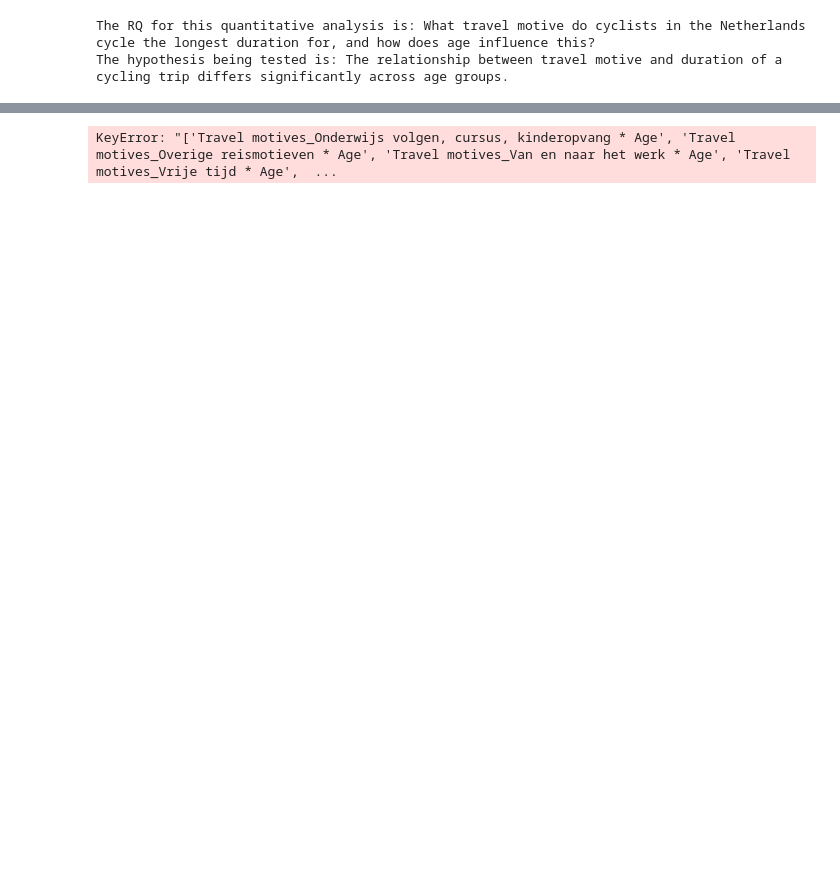
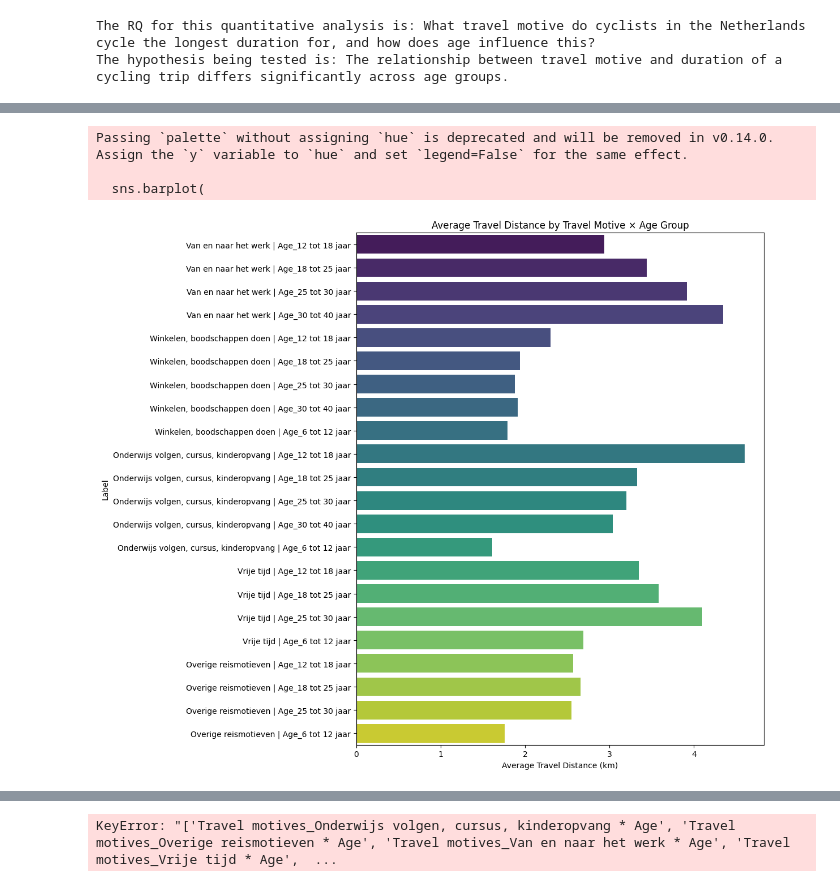
Before and after one commit to Angel-1213/six4change-quant-data, a Jupyter notebook: data analysis/Linear-regression2.ipynb, the cells around one changed output, grey strips where cells are left out. Cells and saved outputs as stored; diff of their text form; code cells hidden in the pictures; blank space fills up the shorter version.

```diff
--- a/data analysis/Linear-regression2.ipynb
+++ b/data analysis/Linear-regression2.ipynb
@@ -98,3 +149,62 @@ for t_col, a_col in product(travel_cols, age_cols):
+# %%
+import pandas as pd
+import seaborn as sns
+import matplotlib.pyplot as plt
+
+# 1. Select interaction columns
+interaction_cols = [col for col in travel_one_hot.columns if '*' in col]
+
+# 2. Add average travel distance to the working DataFrame
+plot_df = travel_one_hot[interaction_cols].copy()
+plot_df['Avg distance'] = bicycle_data['Average travel distance per trip (km)']
+
+# 3. Melt to long format
+melted = plot_df.melt(id_vars='Avg distance', var_name='Interaction', value_name='Presence')
+melted = melted[melted['Presence'] == 1]  # Only keep actual interactions
+
+# 4. Split Interaction column
+melted[['Motive', 'Age']] = melted['Interaction'].str.split(r'\s*\*\s*', expand=True)
+
+# 5. Calculate average distance for each interaction
+grouped = melted.groupby(['Motive', 'Age'])['Avg distance'].mean().reset_index()
+
+# 6. Define custom order
+motive_order = [
+    'Travel motives_Totaal',
+    'Travel motives_Van en naar het werk',
+    'Travel motives_Winkelen, boodschappen doen',
+    'Travel motives_Onderwijs volgen, cursus, kinderopvang',
+    'Travel motives_Vrije tijd',
+    'Travel motives_Overige reismotieven'
+]
+
+age_order = sorted(melted['Age'].unique())  # or define manually if you want specific order
+
+# 7. Create a combined label column for y-axis
+grouped['Label'] = grouped['Motive'].str.replace('Travel motives_', '', regex=False) + ' | ' + grouped['Age']
+
+# 8. Sort using categorical dtype
+grouped['Motive'] = pd.Categorical(grouped['Motive'], categories=motive_order, ordered=True)
+grouped['Age'] = pd.Categorical(grouped['Age'], categories=age_order, ordered=True)
+grouped = grouped.sort_values(['Motive', 'Age'])
+
+# 9. Plot
+plt.figure(figsize=(12, 10))
+sns.barplot(
+    data=grouped,
+    x='Avg distance',
+    y='Label',
+    palette='viridis'
+)
+plt.xlabel('Average Travel Distance (km)')
+plt.title('Average Travel Distance by Travel Motive × Age Group')
+plt.tight_layout()
+plt.show()
+# %% [output]
+Passing `palette` without assigning `hue` is deprecated and will be removed in v0.14.0. Assign the `y` variable to `hue` and set `legend=False` for the same effect.
+
+  sns.barplot(
+[figure, added]
 # %%
 import seaborn as sns
 
```
Also changed, not shown: parts of 5 cells of this notebook, 5 other files.
